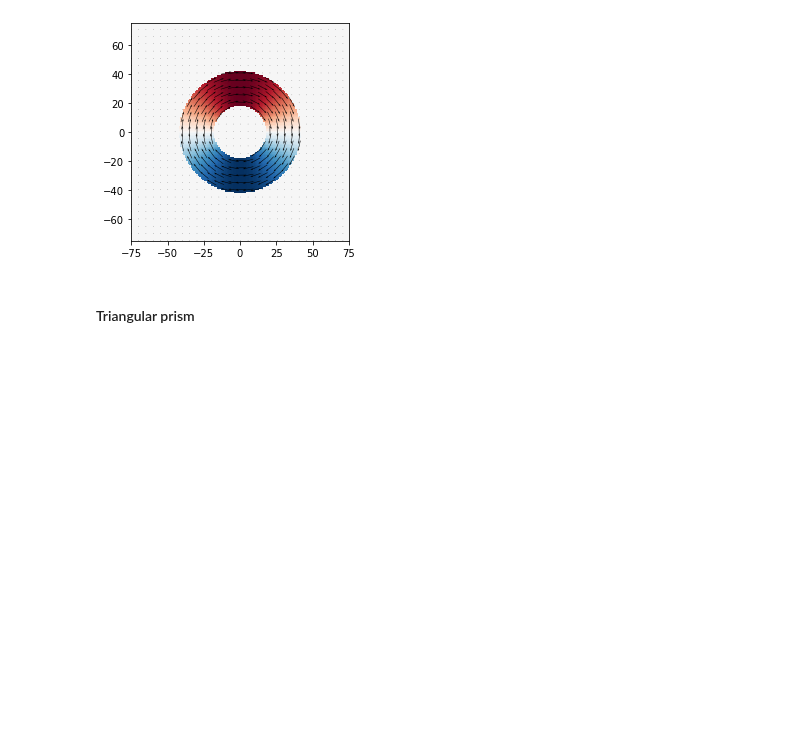
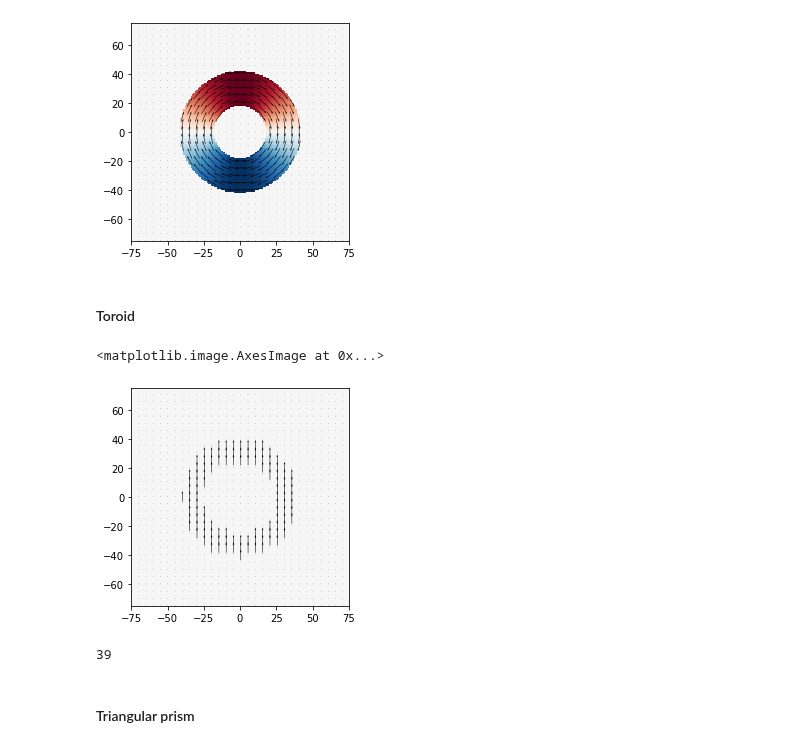
Before and after one commit to grlewis333/phd-work, a Jupyter notebook: holo-sim.ipynb, the cells around one changed output. Saved outputs shown, nothing was run; the diff lists cells and outputs as text; code cells hidden in the pictures; blank space fills up the shorter version.

Commit message:
added toroid shape

```diff
--- a/holo-sim.ipynb
+++ b/holo-sim.ipynb
@@ -119,7 +121,8 @@ for x in xs:
             zlim = ( a**2 - ( c - (x**2+y**2)**0.5 )**2 )**0.5
             if z < zlim and z > -zlim:
                 mx, my = holosim.vortex(x,y) #holosim.vortex(x,y) #1,1
-                m = [mx,my,1]
+                #mx, my = 0,1
+                m = [mx,my,0]
                 data.append([x,y,z,m[0],m[1],m[2]])
             else:
                 m = [0,0,0]
@@ -142,3 +145,74 @@ plt.imshow(Mxx[:,:,round(n/2)].T, extent=[-n/2,n/2,-n/2,n/2],cmap='RdBu',vmin=-1
 # %% [output]
 <matplotlib.image.AxesImage at 0x...>
 [figure]
+# %% [markdown]
+#### Toroid
+# %%
+data = []
+for x in xs:
+    for y in ys:
+        for z in zs:
+            gamma = 30
+            r = 10
+            R = 30
+
+            rho = (x**2 + y**2)**0.5
+
+            v = np.arcsin(z/gamma)
+            u = np.arcsin(y/(R+r*np.cos(v)))
+
+            xu = (R+r*np.cos(v))*np.cos(u)
+            xl = (R-r*np.cos(v))*np.cos(u)
+
+            v = np.arcsin(z/gamma)
+            u = np.arccos(x/(R+r*np.cos(v)))
+
+            yu = (R+r*np.cos(v))*np.sin(u)
+            yl = (R-r*np.cos(v))*np.sin(u)
+
+            rhou = (xu**2 + yu**2)**0.5
+            rhol = (xl**2 + yl**2)**0.5
+
+            if rho < rhou and rho > rhol:
+                #mx, my = holosim.vortex(x,y) #holosim.vortex(x,y) #1,1
+                mx, my = 0,1
+                m = [mx,my,0]
+                data.append([x,y,z,m[0],m[1],m[2]])
+            else:
+                m = [0,0,0]
+                data.append([x,y,z,m[0],m[1],m[2]])
+
+Mxx = np.take(data,3,axis=1)
+Myy = np.take(data,4,axis=1)
+Mzz = np.take(data,5,axis=1)
+
+Mxx = Mxx.reshape(len(xs),len(ys),len(zs))
+Myy = Myy.reshape(len(xs),len(ys),len(zs))
+Mzz = Mzz.reshape(len(xs),len(ys),len(zs))
+
+# plot
+# in this case plot the Mx values as slice z= 50
+%matplotlib inline
+s=5
+plt.quiver(xx[::s,::s,round(n/2)],yy[::s,::s,round(n/2)],Mxx[::s,::s,round(n/2)],Myy[::s,::s,round(n/2)],pivot='mid',scale=20)
+plt.imshow(Mxx[:,:,round(n/2)].T, extent=[-n/2,n/2,-n/2,n/2],cmap='RdBu',vmin=-1,vmax=1)
+# %% [output]
+<matplotlib.image.AxesImage at 0x...>
+[figure, added]
+# %%
+gamma = 20
+r = 10
+R = 30
+
+x,y,z = 39,0,1
+
+v = np.arcsin(z/gamma)
+u = np.arcsin(y/(R+r*np.cos(v)))
+
+xu = (R+r*np.cos(v))*np.cos(u)
+xl = (R-r*np.cos(v))*np.cos(u)
+
+if x < xu and x > xl:
+    print(x)
+# %% [output]
+39
```
Also changed, not shown: parts of 23 cells of this notebook.
